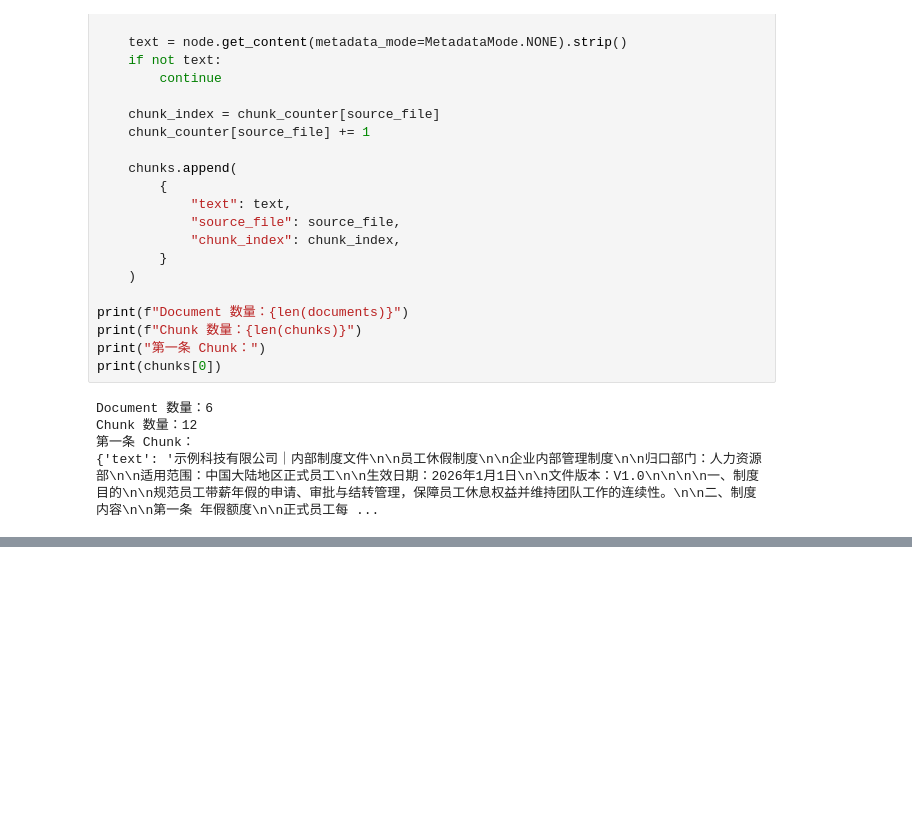
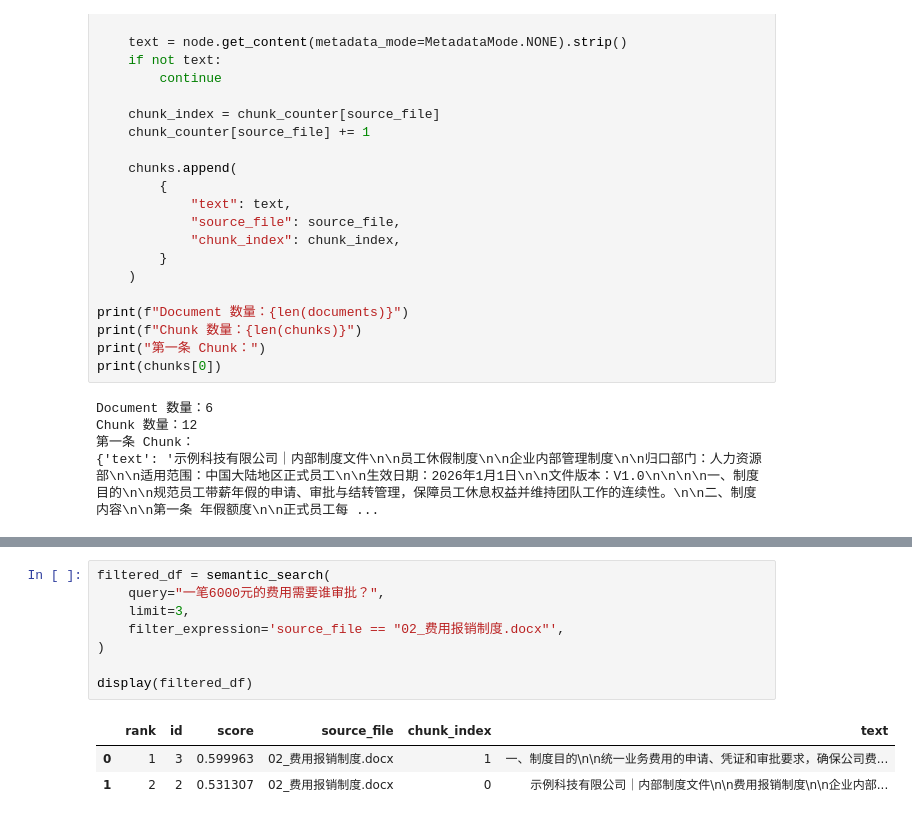
Before and after one commit to Huzhiwen1208/TaskPivot, a Jupyter notebook: ai-agent/vector-db.ipynb, the cells around one changed output, grey strips where cells are left out. Saved outputs shown, nothing was run; the diff lists cells and outputs as text; blank space fills up the shorter version.

```diff
--- a/ai-agent/vector-db.ipynb
+++ b/ai-agent/vector-db.ipynb
@@ -194,0 +290,12 @@ print(f"已经为 {len(chunk_vectors)} 个 Chunk 生成向量")
+# %%
+filtered_df = semantic_search(
+    query="一笔6000元的费用需要谁审批？",
+    limit=3,
+    filter_expression='source_file == "02_费用报销制度.docx"',
+)
+
+display(filtered_df)
+# %% [output]
+|  | rank | id | score | source_file | chunk_index | text |
+| 0 | 1 | 3 | 0.599963 | 02_费用报销制度.docx | 1 | 一、制度目的\n\n统一业务费用的申请、凭证和审批要求，确保公司费... |
+| 1 | 2 | 2 | 0.531307 | 02_费用报销制度.docx | 0 | 示例科技有限公司｜内部制度文件\n\n费用报销制度\n\n企业内部... |
```
Also changed, not shown: parts of 11 cells of this notebook, 6 other files.
